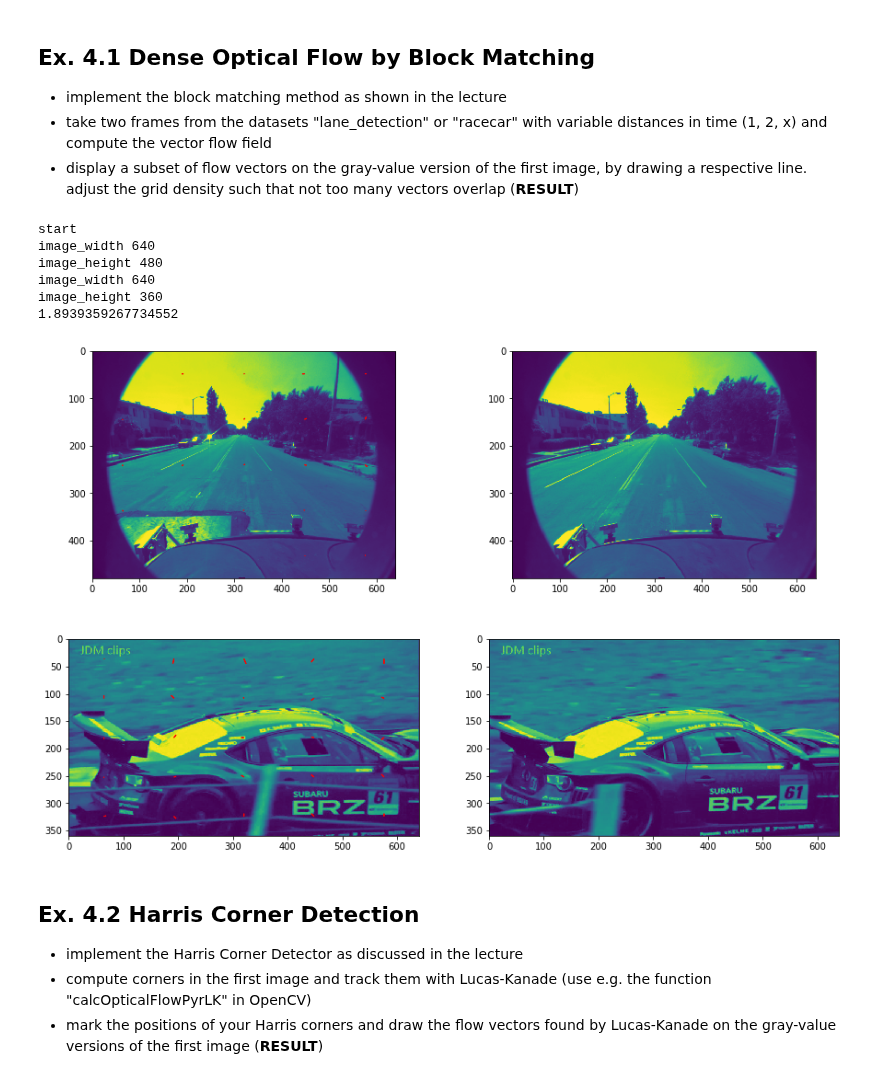
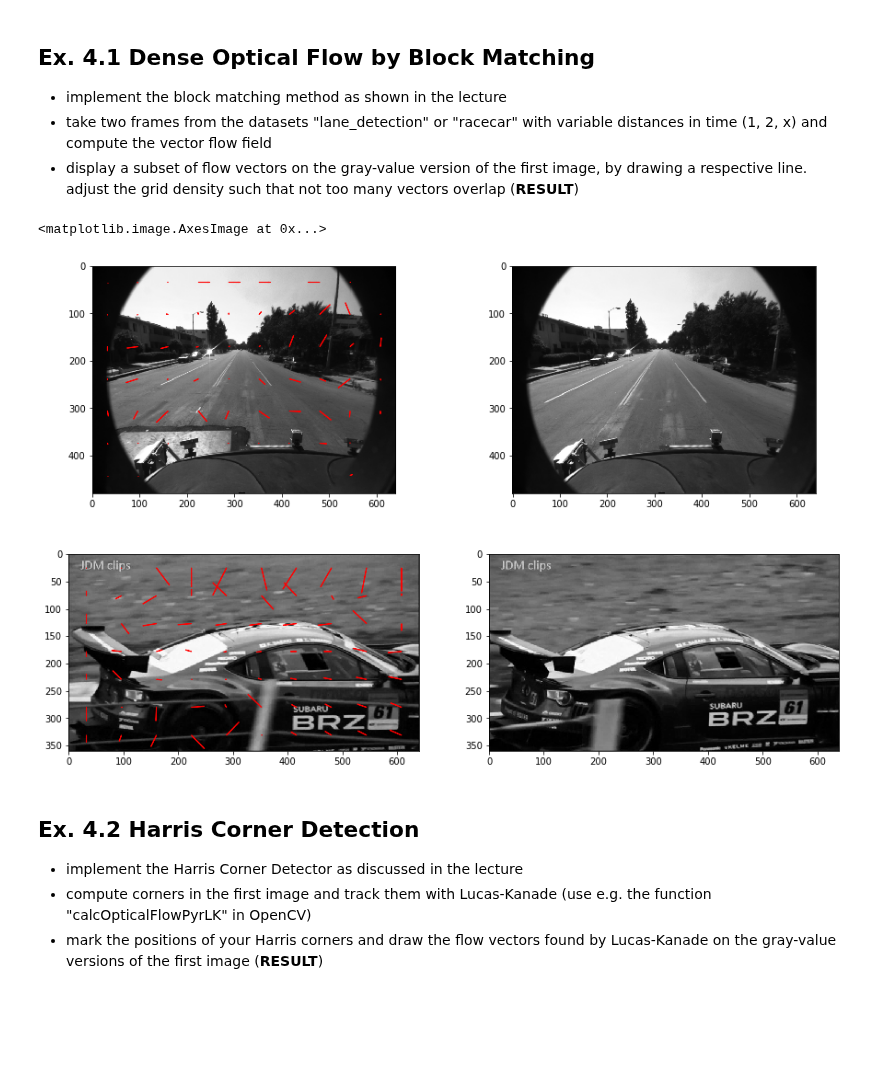
Before and after one commit to Rintel/ComputerVision, a Jupyter notebook: 04_BlockMatching_HarrisCorners.ipynb, the cells around one changed output. Saved outputs shown, nothing was run; the diff lists cells and outputs as text; code cells hidden in the pictures; blank space fills up the shorter version.

Commit message:
A4 nice output block matching and any output for harris

```diff
--- a/04_BlockMatching_HarrisCorners.ipynb
+++ b/04_BlockMatching_HarrisCorners.ipynb
@@ -13,8 +13,7 @@ import numpy as np
 import math
 
 def findMatch(block, blockLeft, newImage):
-    # for lane, 50px neighbourhood
-    neighbourhood = 5
+    neighbourhood = 25
     blockWidth = block.shape[1]
     blockHeight = block.shape[0]
     blockCenter = (blockLeft[0] + int(round(blockWidth/2)),
@@ -54,71 +53,57 @@ def findMatch(block, blockLeft, newImage):
 
 def blockMatching(oldImage, newImage, out=plt):
     image_width = oldImage.shape[1]
-    countBlocksX = 5
+    countBlocksX = 10
     blockSizeX = int(math.floor(image_width/countBlocksX))
 
     image_height = oldImage.shape[0]
-    countBlocksY = 5
+    countBlocksY = 7
     blockSizeY = int(math.floor(image_height/countBlocksY))
-    print("image_width", image_width)
-    print("image_height", image_height)
 
     for currentBlockX in range(countBlocksX):
         x = currentBlockX * blockSizeX
         for currentBlockY in range(countBlocksY):
             y = currentBlockY * blockSizeY
             block = oldImage[y:y+blockSizeY, x:x+blockSizeX] #oberer Rand, unterer Rand, linkerRand, rechter Rand
             centerOldX, centerOldY = (x+blockSizeX//2, y+blockSizeY//2)
             centerOfMatchX, centerOfMatchY = findMatch(block, (x, y), newImage)
             dx, dy = (centerOfMatchX-centerOldX, centerOfMatchY - centerOldY)
             out.add_patch(
                 patches.Arrow(centerOldX, centerOldY, dx, dy, edgecolor="red")
             )
 
-def m():
+# chose other images if you like
+lane1 = io.imread('images/lane_detection/f00000.png')
+lane2 = io.imread('images/lane_detection/f00001.png')
 
-    # chose other images if you like
-    lane1 = io.imread('images/lane_detection/f00000.png')
-    lane2 = io.imread('images/lane_detection/f00001.png')
+car1 = io.imread('images/racecar/100.jpeg')
+car2 = io.imread('images/racecar/102.jpeg')
 
-    car1 = io.imread('images/racecar/100.jpeg')
-    car2 = io.imread('images/racecar/102.jpeg')
+fig = plt.figure(figsize=(15, 10))
+ax11 = plt.subplot(2, 2, 1)
+ax12 = plt.subplot(2, 2, 2)
+ax21 = plt.subplot(2, 2, 3)
+ax22 = plt.subplot(2, 2, 4)
 
-    fig = plt.figure(figsize=(15, 10))
-    ax11 = plt.subplot(2, 2, 1)
-    ax12 = plt.subplot(2, 2, 2)
-    ax21 = plt.subplot(2, 2, 3)
-    ax22 = plt.subplot(2, 2, 4)
-    print("start")
-
-    lane1 = color.rgb2gray(lane1)
-    lane2 = color.rgb2gray(lane2)
+lane1 = color.rgb2gray(lane1)
+lane2 = color.rgb2gray(lane2)
 
 
-    blockMatching(lane1, lane2, ax11)
+blockMatching(lane1, lane2, ax11)
 
-    car1 = color.rgb2gray(car1)
-    car2 = color.rgb2gray(car2)
+car1 = color.rgb2gray(car1)
+car2 = color.rgb2gray(car2)
 
-    blockMatching(car1, car2, ax21)
+blockMatching(car1, car2, ax21)
 
-    ax11.imshow(lane1)
-    ax12.imshow(lane2)
+ax11.imshow(color.gray2rgb(lane1))
+ax12.imshow(color.gray2rgb(lane2))
 
-    ax21.imshow(car1)
-    ax22.imshow(car2)
-
-if __name__ == '__main__':
-    import timeit
-    print(timeit.timeit("m()", setup="from __main__ import m", number=1))
+ax21.imshow(color.gray2rgb(car1))
+ax22.imshow(color.gray2rgb(car2))
 # %% [output]
-start
-image_width 640
-image_height 480
-image_width 640
-image_height 360
-1.8939359267734552
+<matplotlib.image.AxesImage at 0x...>
-[figure, old version]
+[figure, new version]
 # %% [markdown]
 ## Ex. 4.2 Harris Corner Detection
 * implement the Harris Corner Detector as discussed in the lecture
```
Also changed, not shown: parts of 1 cell of this notebook, 1 other file.
